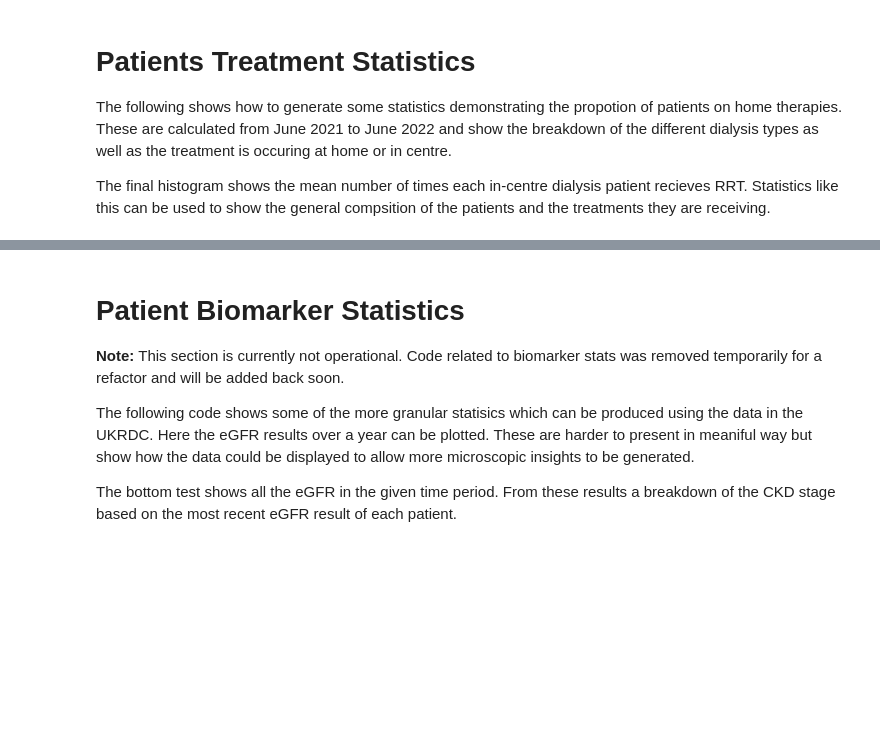
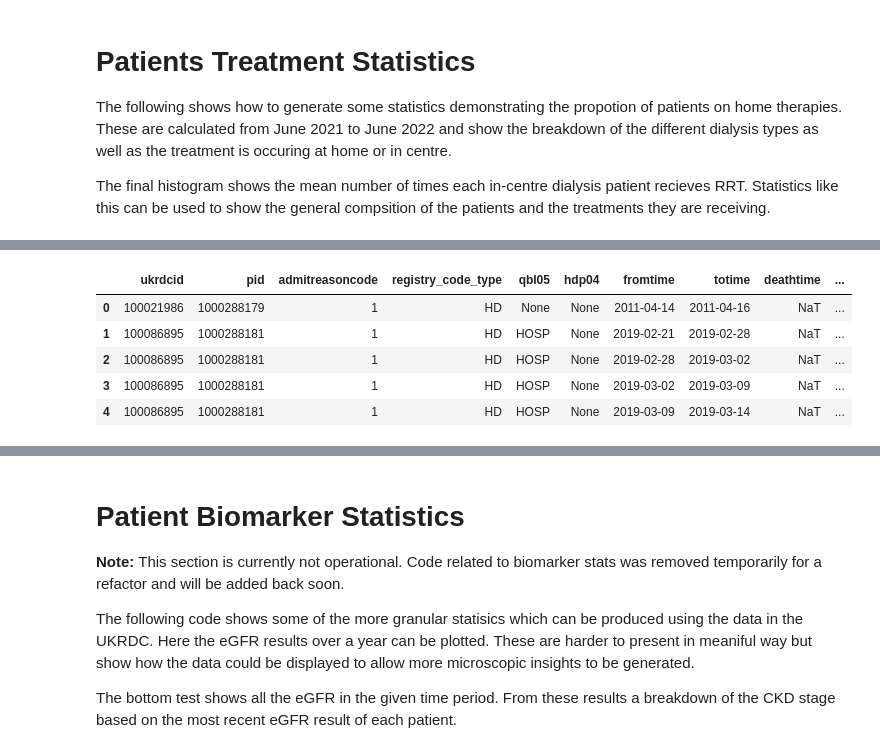
Before and after one commit to renalreg/dashboard-stats, a Jupyter notebook: demo/DialysisDemo.ipynb, the cells around one changed output, grey strips where cells are left out. Cells and saved outputs as stored; diff of their text form; code cells hidden in the pictures; blank space fills up the shorter version.

```diff
--- a/demo/DialysisDemo.ipynb
+++ b/demo/DialysisDemo.ipynb
@@ -123,3 +127,12 @@ ValueError: year 82022 is out of range
+# %%
+calculator._patient_cohort.head()
+# %% [output]
+|  | ukrdcid | pid | admitreasoncode | registry_code_type | qbl05 | hdp04 | fromtime | totime | deathtime | ... |
+| 0 | 100021986 | 1000288179 | 1 | HD | None | None | 2011-04-14 | 2011-04-16 | NaT | ... |
+| 1 | 100086895 | 1000288181 | 1 | HD | HOSP | None | 2019-02-21 | 2019-02-28 | NaT | ... |
+| 2 | 100086895 | 1000288181 | 1 | HD | HOSP | None | 2019-02-28 | 2019-03-02 | NaT | ... |
+| 3 | 100086895 | 1000288181 | 1 | HD | HOSP | None | 2019-03-02 | 2019-03-09 | NaT | ... |
+| 4 | 100086895 | 1000288181 | 1 | HD | HOSP | None | 2019-03-09 | 2019-03-14 | NaT | ... |
 # %%
 # format data for printing
 formated_output = json.dumps(json.loads(dialysis_stats.json()), indent=4)
```
Also changed, not shown: parts of 3 cells of this notebook, 7 other files.
